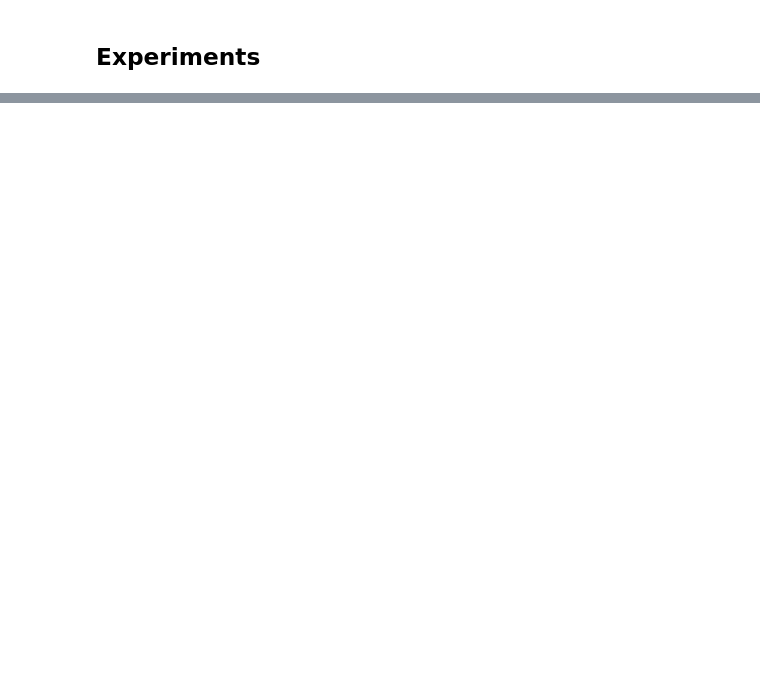
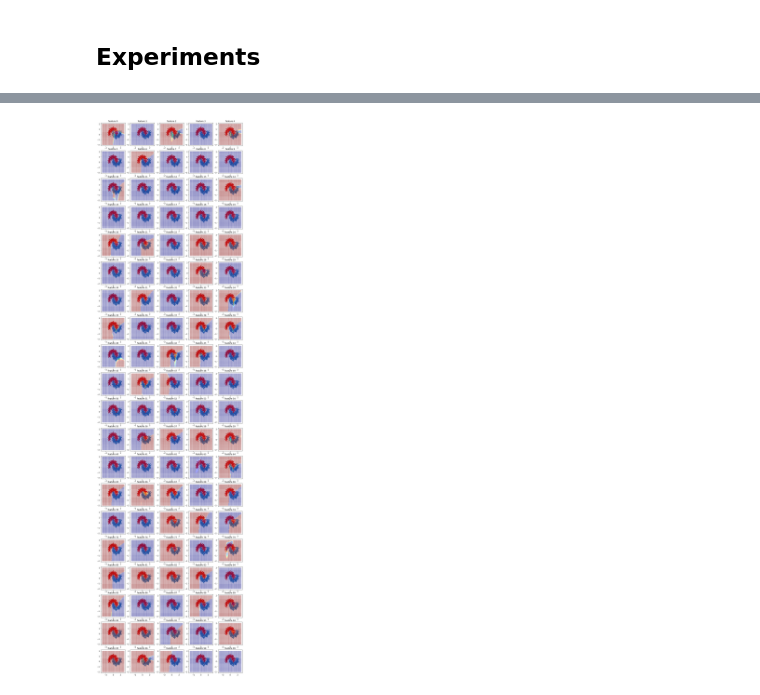
Before and after one commit to 0-tree/ReadingNotes, a Jupyter notebook: 20190114_Arora2018stronger/test_networkCompression.ipynb, the cells around one changed output, grey strips where cells are left out. Drawn from its saved outputs; the diff is of its cells as text; code cells hidden in the pictures; blank space fills up the shorter version.

```diff
--- a/20190114_Arora2018stronger/test_networkCompression.ipynb
+++ b/20190114_Arora2018stronger/test_networkCompression.ipynb
@@ -211,0 +262,19 @@ Text(0.5, 1.0, 'prediction')
+# %%
+_gridHatFeat = model.featurize(grid).detach().numpy()
+_gridHatFeat
+
+K = _gridHatFeat.shape[1]
+nc = 5
+nr = int(np.ceil(K/nc))
+
+f = plt.figure(figsize=(3*nc,3*nr))
+for k in range(K):
+    tmp = _gridHatFeat[:,k]
+#     tmp = tmp/np.max(tmp) if np.max(tmp)>0 else 0.*tmp
+
+    ax = f.add_subplot(nr,nc,1+k)
+    ax.scatter(X_train[:,0], X_train[:,1], c=cm.Set1(y_train), marker = '.')
+    ax.scatter(grid[:,0], grid[:,1], c=cm.jet(tmp), s=5, marker = 's', alpha=.2)
+    ax.set_title('feature {}'.format(k))
+# %% [output]
+[figure, added]
```
Also changed, not shown: parts of 10 cells of this notebook.
